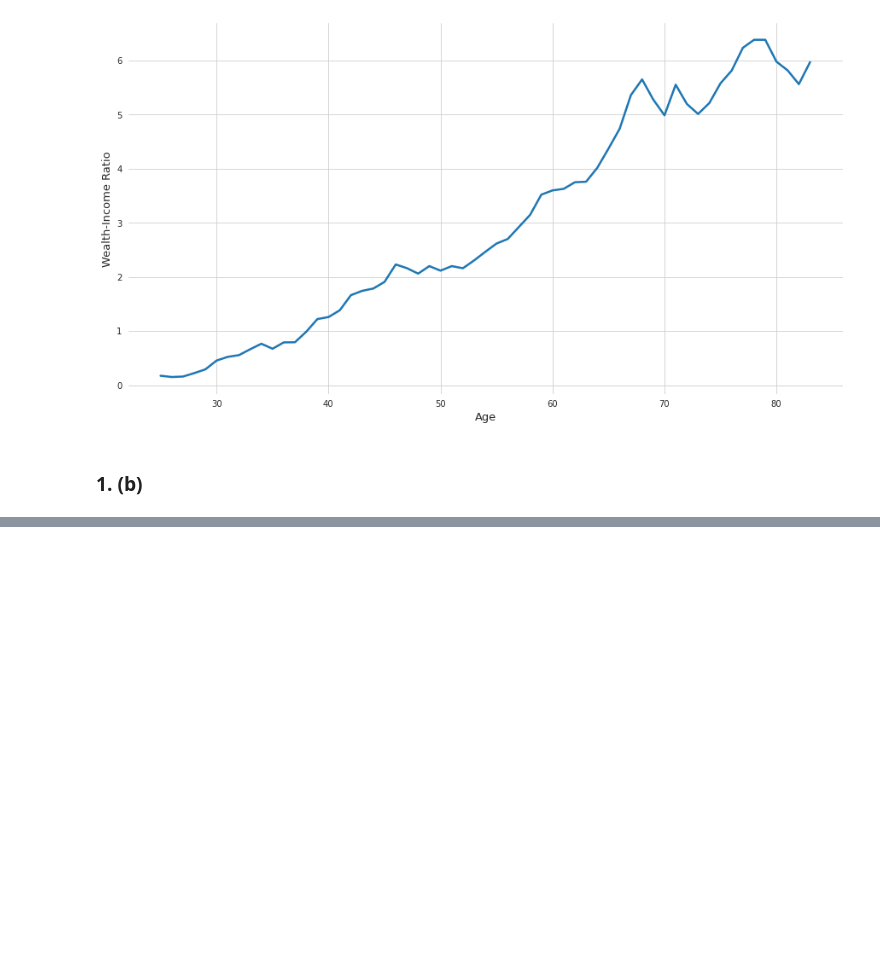
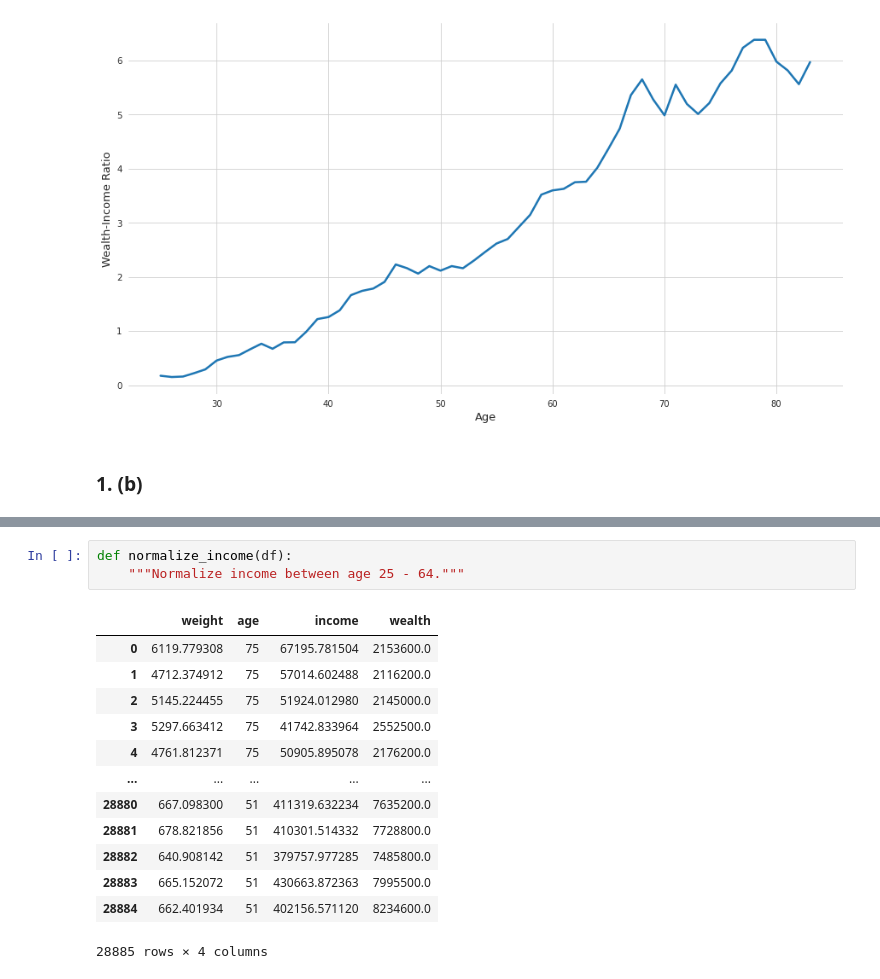
Before and after one commit to timmens/macro_problems, a Jupyter notebook: ps2.ipynb, the cells around one changed output, grey strips where cells are left out. Saved outputs shown, nothing was run; the diff lists cells and outputs as text; blank space fills up the shorter version.

```diff
--- a/ps2.ipynb
+++ b/ps2.ipynb
@@ -75,0 +92,17 @@ plt.show()
+# %%
+def normalize_income(df):
+    """Normalize income between age 25 - 64."""
+# %% [output]
+|  | weight | age | income | wealth |
+| 0 | 6119.779308 | 75 | 67195.781504 | 2153600.0 |
+| 1 | 4712.374912 | 75 | 57014.602488 | 2116200.0 |
+| 2 | 5145.224455 | 75 | 51924.012980 | 2145000.0 |
+| 3 | 5297.663412 | 75 | 41742.833964 | 2552500.0 |
+| 4 | 4761.812371 | 75 | 50905.895078 | 2176200.0 |
+| ... | ... | ... | ... | ... |
+| 28880 | 667.098300 | 51 | 411319.632234 | 7635200.0 |
+| 28881 | 678.821856 | 51 | 410301.514332 | 7728800.0 |
+| 28882 | 640.908142 | 51 | 379757.977285 | 7485800.0 |
+| 28883 | 665.152072 | 51 | 430663.872363 | 7995500.0 |
+| 28884 | 662.401934 | 51 | 402156.571120 | 8234600.0 |
+28885 rows × 4 columns
```
Also changed, not shown: parts of 3 cells of this notebook.
